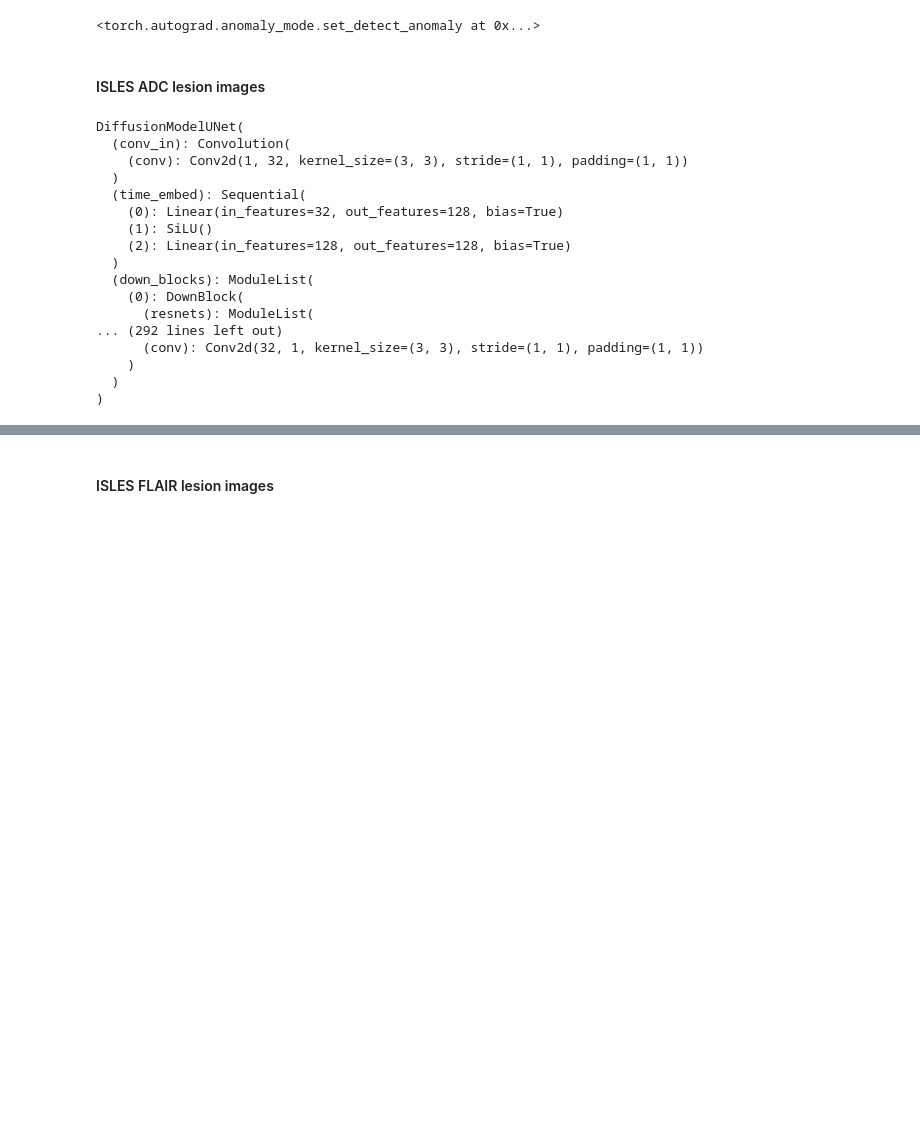
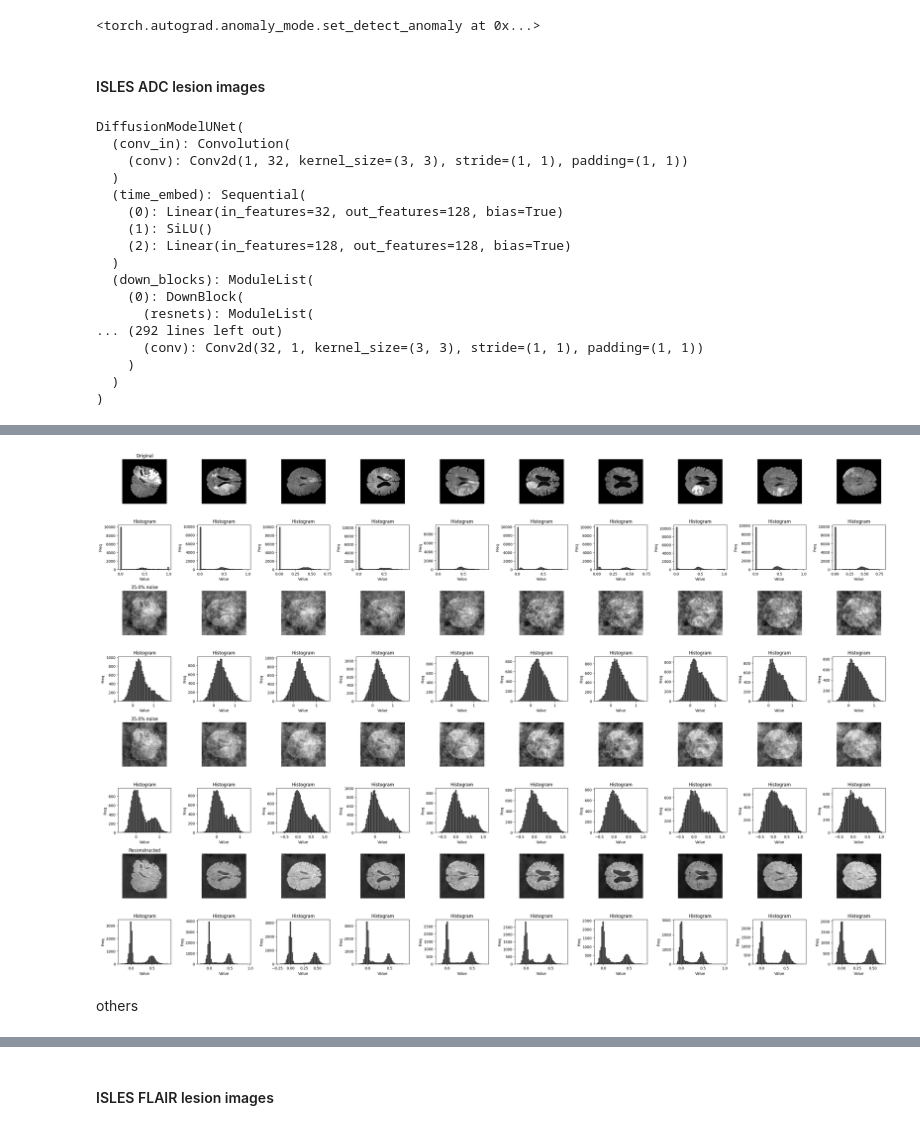
Before and after one commit to theotimefd/AnoDiffExperiments, a Jupyter notebook: 2d_ddpm/visualise_noise_and_schedules.ipynb, the cells around one changed output, grey strips where cells are left out. Cells and saved outputs as stored; diff of their text form; code cells hidden in the pictures; blank space fills up the shorter version.

Commit message:
experiments_0

```diff
--- a/2d_ddpm/visualise_noise_and_schedules.ipynb
+++ b/2d_ddpm/visualise_noise_and_schedules.ipynb
@@ -89,7 +102,7 @@ model = DiffusionModelUNet(
 )
 model.to(device)
 
-model_path = ROOT_DIR+"AnoDiffExperiments/experiment_1/exp_1_0/models/exp_1_0_best_model.pth"
+model_path = ROOT_DIR+"AnoDiffExperiments/experiment_0/exp_0_1/models/exp_0_1_best_model.pth"
 model.load_state_dict(torch.load(model_path, map_location=DEVICE_TYPE))
 
 model.eval()
@@ -112,4 +125,4 @@ DiffusionModelUNet(
   )
 )
 # %%
-infer_scheduler = simplex_ddpm.SimplexDDPMScheduler(num_train_timesteps=1000, schedule="cosine")
+infer_scheduler = simplex_ddpm.SimplexDDPMScheduler(num_train_timesteps=1000, schedule="cosine", normalize=False)
@@ -116,3 +167,3 @@ infer_scheduler = simplex_ddpm.SimplexDDPMScheduler(num_train_timesteps=1000, sc
 # %%
-image = next(iter(test_anomaly_large_loader_flair))
-image = image.to(device)
+batch = next(iter(test_anomaly_large_loader_flair))
+batch = batch.to(device)
@@ -139,3 +170,68 @@ OSError: [Errno 39] Directory not empty: '/tmp/pymp-q4o7pgg6'
+# %%
+
+image, intermediates = my_sample(batch, infer_scheduler, timesteps=350, return_intermediates=True, normalize=False)
+# %%
+fig, axs = plt.subplots(8, batch.shape[0], figsize=(batch.shape[0]*3, 20))
+
+for i in range(batch.shape[0]):
+    # First row: original images
+    axs[0, i].imshow(batch[i, 0].cpu(), vmin=0.0, vmax=1, cmap="gray")
+    axs[0, i].axis("off")
+    if i == 0:
+        axs[0, i].set_title("Original")
+
+    # second row: histogram of original images
+    axs_hist = axs[1, i]
+    axs_hist.hist(batch[i, 0].cpu().numpy().flatten(), bins=50, color="gray", edgecolor="black")
+    axs_hist.set_title("Histogram")
+    axs_hist.set_xlabel("Value")
+    axs_hist.set_ylabel("Freq")
+
+    # third row: noisy images (intermediates[1])
+    axs[2, i].imshow(intermediates[1][i, 0].cpu(), cmap="gray")
+    axs[2, i].axis("off")
+    if i == 0:
+        axs[2, i].set_title(f"{(350/1000)*100}% noise")
+
+    # Fourth row: histogram of noisy images
+    axs_hist = axs[3, i]
+    axs_hist.hist(intermediates[1][i, 0].cpu().numpy().flatten(), bins=50, color="gray", edgecolor="black")
+    axs_hist.set_title("Histogram")
+    axs_hist.set_xlabel("Value")
+    axs_hist.set_ylabel("Freq")
+
+    # Fifth row: middle reconstruction (intermediates[8])
+    axs[4, i].imshow(intermediates[8][i, 0].cpu(), cmap="gray")
+    axs[4, i].axis("off")
+    if i == 0:
+        axs[4, i].set_title(f"{(350/1000)*100}% noise")
+
+    # Sixth row: histogram of middle reconstruction
+    axs_hist = axs[5, i]
+    axs_hist.hist(intermediates[8][i, 0].cpu().numpy().flatten(), bins=50, color="gray", edgecolor="black")
+    axs_hist.set_title("Histogram")
+    axs_hist.set_xlabel("Value")
+    axs_hist.set_ylabel("Freq")
+
+    # Seventh row: reconstructed images
+    axs[6, i].imshow(image[i, 0].cpu(), cmap="gray")
+    axs[6, i].axis("off")
+    if i == 0:
+        axs[6, i].set_title("Reconstructed")
+
+    # Eighth row: histogram of reconstructed images
+    axs_hist = axs[7, i]
+    axs_hist.hist(image[i, 0].cpu().numpy().flatten(), bins=50, color="gray", edgecolor="black")
+    axs_hist.set_title("Histogram")
+    axs_hist.set_xlabel("Value")
+    axs_hist.set_ylabel("Freq")
+
+plt.tight_layout()
+plt.show()
+# %% [output]
+[figure, added]
+# %% [markdown]
+others
 # %%
 simplexObj = simplex.Simplex_CLASS()
 noise = simplex_ddpm.generate_simplex_noise(simplexObj, [128,128], normalize=False).to(device)
```
Also changed, not shown: parts of 12 cells of this notebook, 9 other files.
